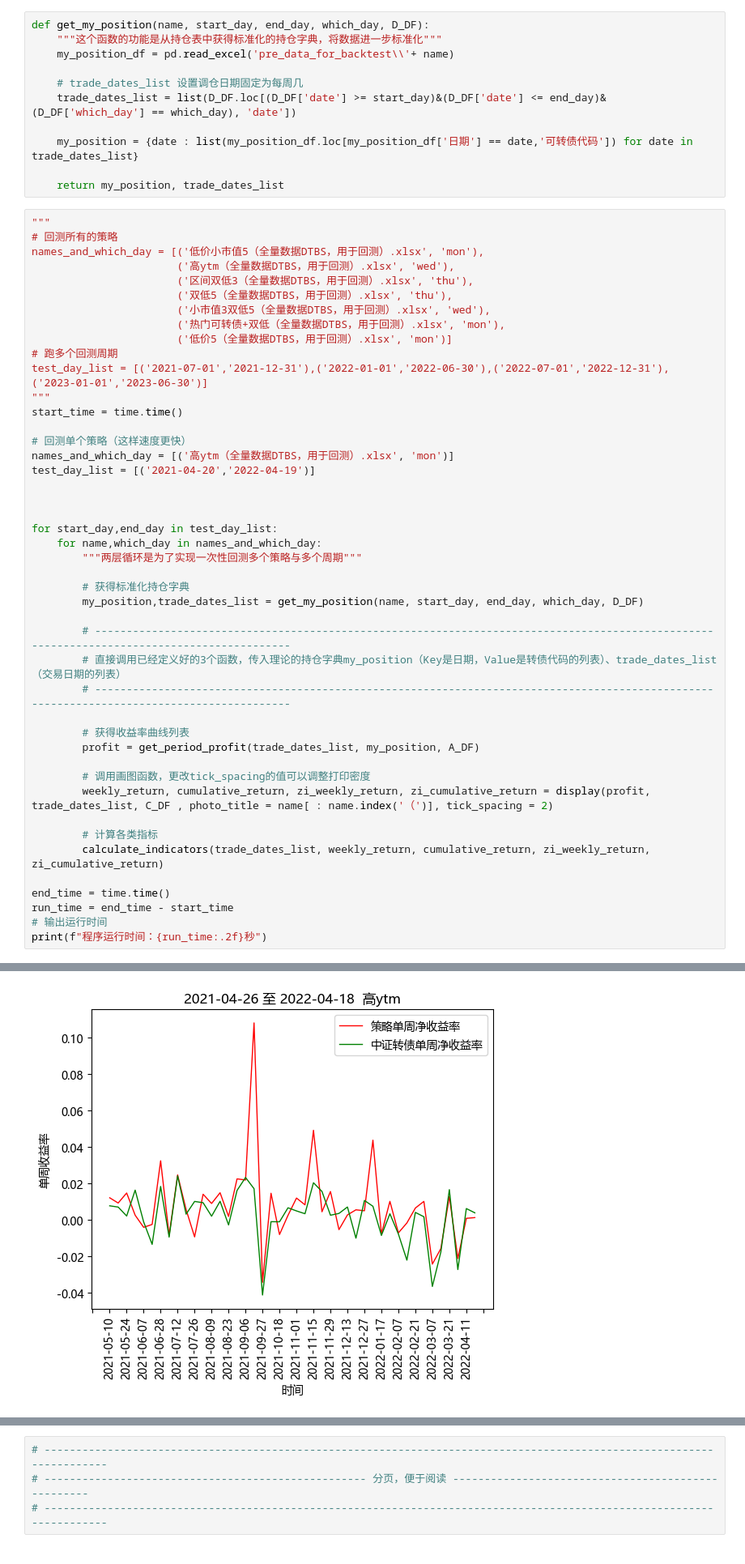
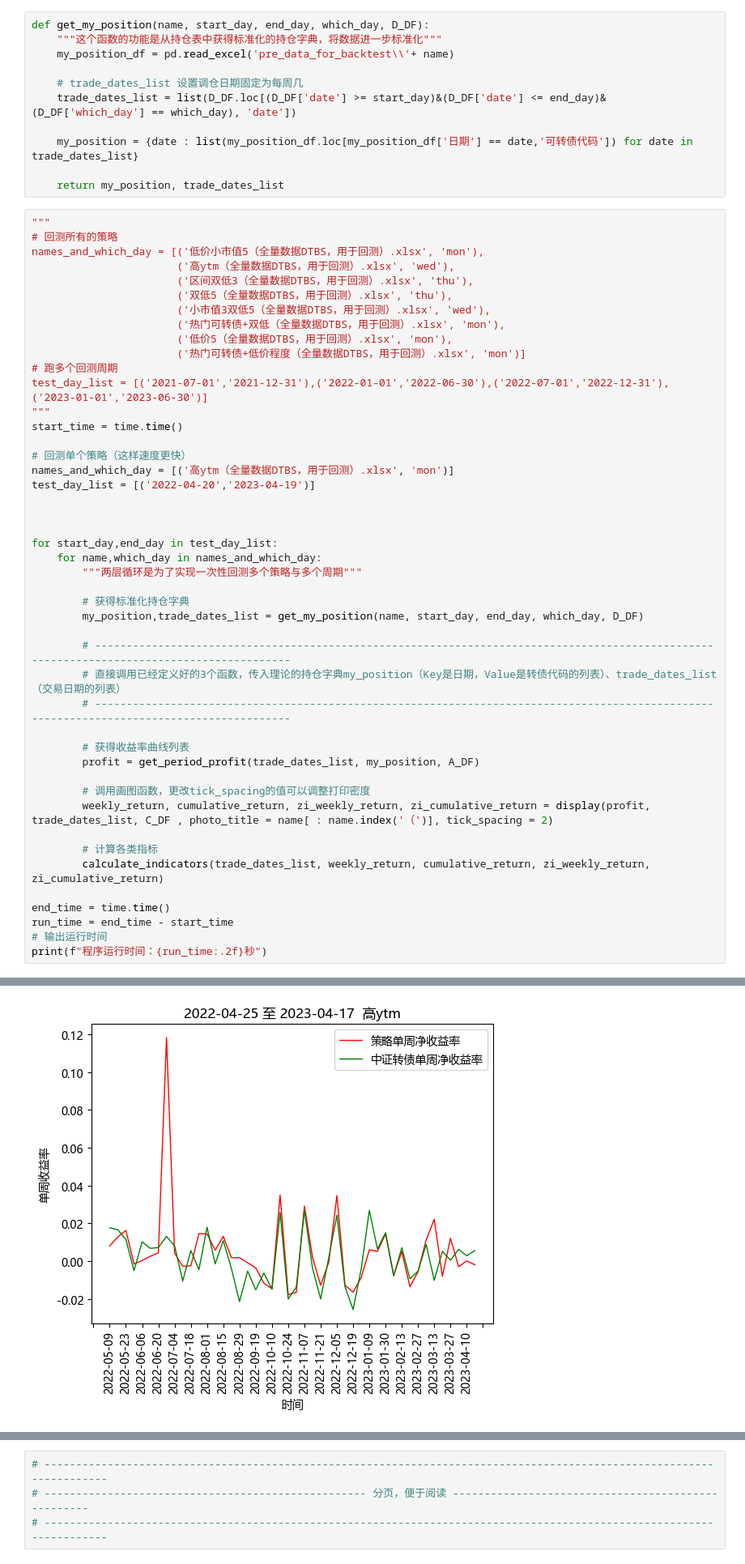
Before and after one commit to Big-ZhangCG/DB_FROM_20230811, a Jupyter notebook: mywork_ByZCG/backtest.ipynb, the cells around one changed output, grey strips where cells are left out. Shown at 81% size. Saved outputs shown, nothing was run; the diff lists cells and outputs as text.

```diff
--- a/mywork_ByZCG/backtest.ipynb
+++ b/mywork_ByZCG/backtest.ipynb
@@ -354,7 +354,8 @@ names_and_which_day = [('低价小市值5（全量数据DTBS，用于回测）.x
                        ('双低5（全量数据DTBS，用于回测）.xlsx', 'thu'),
                        ('小市值3双低5（全量数据DTBS，用于回测）.xlsx', 'wed'),
                        ('热门可转债+双低（全量数据DTBS，用于回测）.xlsx', 'mon'),
-                       ('低价5（全量数据DTBS，用于回测）.xlsx', 'mon')]
+                       ('低价5（全量数据DTBS，用于回测）.xlsx', 'mon'),
+                       ('热门可转债+低价程度（全量数据DTBS，用于回测）.xlsx', 'mon')]
 # 跑多个回测周期
 test_day_list = [('2021-07-01','2021-12-31'),('2022-01-01','2022-06-30'),('2022-07-01','2022-12-31'), ('2023-01-01','2023-06-30')]
 """
@@ -362,7 +363,7 @@ start_time = time.time()
 
 # 回测单个策略（这样速度更快）
 names_and_which_day = [('高ytm（全量数据DTBS，用于回测）.xlsx', 'mon')]
-test_day_list = [('2021-04-20','2022-04-19')]
+test_day_list = [('2022-04-20','2023-04-19')]
 
 
 
@@ -400,2 +401,2 @@ print(f"程序运行时间：{run_time:.2f}秒")
 <Figure size 36000x18000 with 0 Axes>
-[figure, old version]
+[figure, new version]
```
Also changed, not shown: parts of 1 cell of this notebook, 10 other files.
